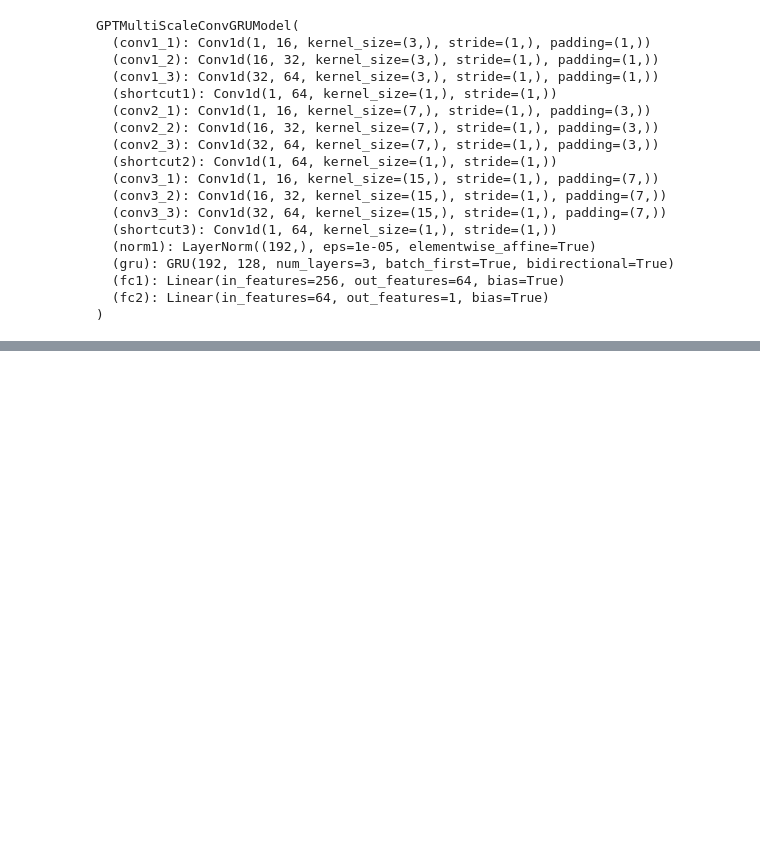
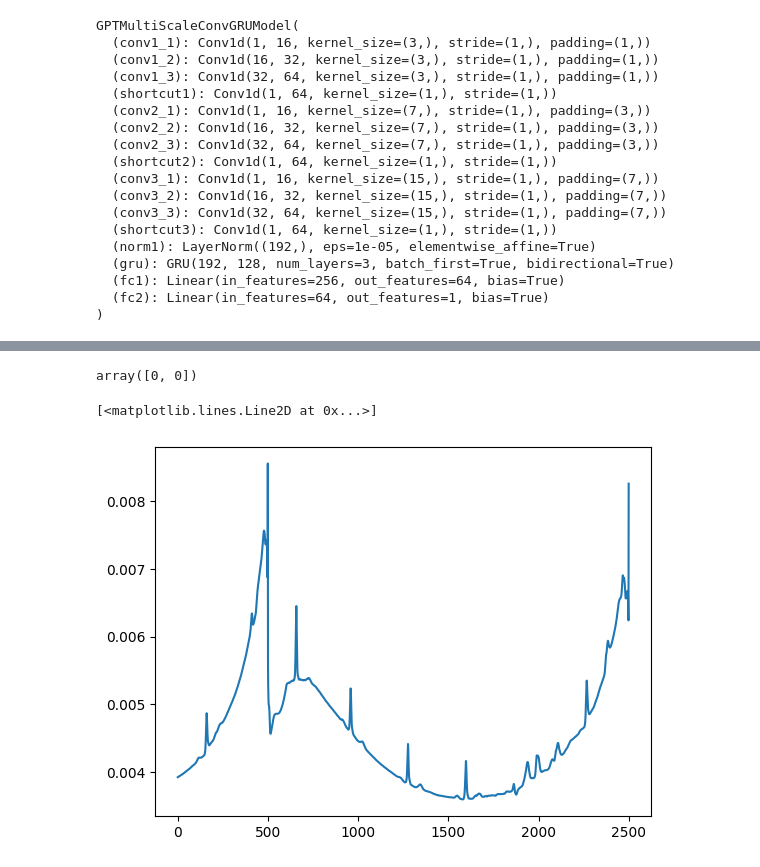
Before and after one commit to Michal-Szmuksta-AGH/ECG-ML-Challenge, a Jupyter notebook: notebooks/model_eval.ipynb, the cells around one changed output, grey strips where cells are left out. Saved outputs shown, nothing was run; the diff lists cells and outputs as text; code cells hidden in the pictures; blank space fills up the shorter version.

```diff
--- a/notebooks/model_eval.ipynb
+++ b/notebooks/model_eval.ipynb
@@ -85,8 +87,8 @@ Number of chunks: 225
 # %%
 from sklearn.preprocessing import normalize
+from matplotlib import pyplot as plt
 
-torch.backends.nnpack.enabled = False
-
+Y = []
 for chunk in chunks:
     chunk = normalize(chunk, axis=1)
 
@@ -94,6 +96,9 @@ for chunk in chunks:
 
     with torch.no_grad():
         y = model(x)
-        print(y.shape)
-    break
+
+    Y.append(y.numpy())
+
+y = np.concatenate(Y, axis=1)
+print(y.shape)
 # %% [output]
@@ -101,0 +106,9 @@ Error:
+# %%
+(y > 0.5).sum(axis=1)
+# %% [output]
+array([0, 0])
+# %%
+plt.plot(y[0, TRAINED_FS*t_start: TRAINED_FS*t_end])
+# %% [output]
+[<matplotlib.lines.Line2D at 0x...>]
+[figure, added]
```
Also changed, not shown: parts of 3 cells of this notebook, 2 other files.
